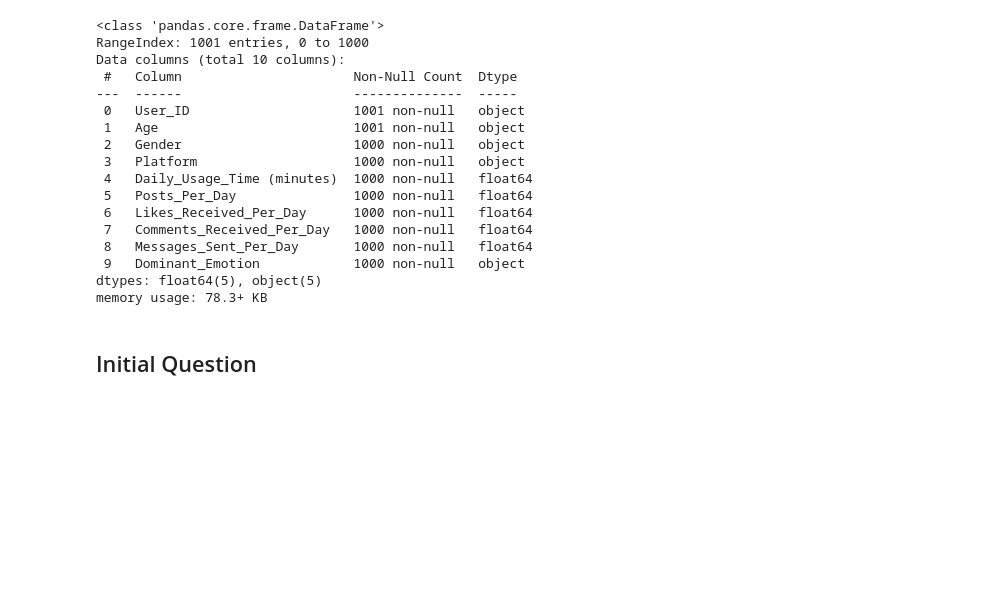
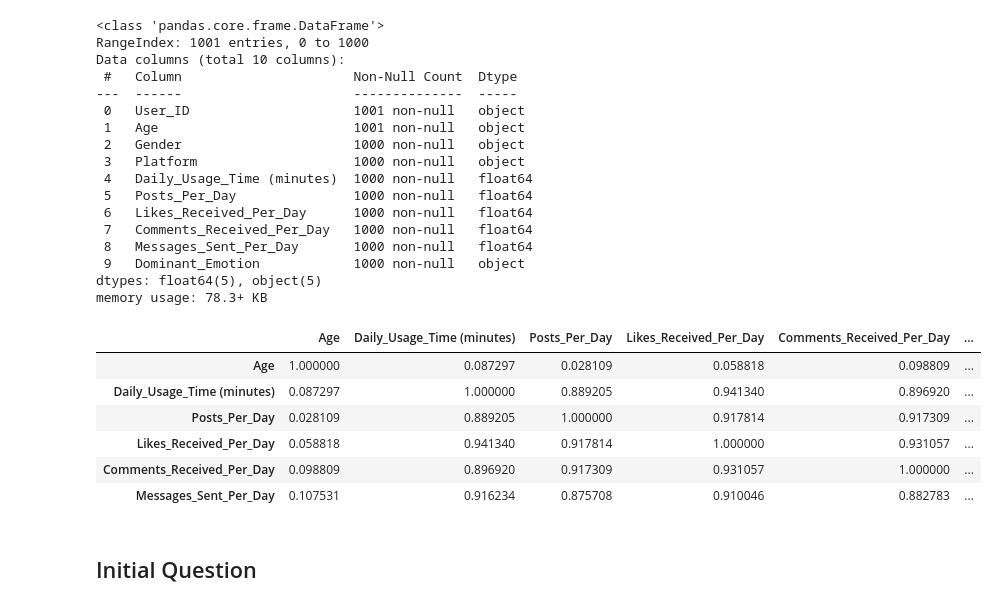
Before and after one commit to Austin-Heard/social-media-emotional-effects, a Jupyter notebook: notebooks/data_template.ipynb, the cells around one changed output. Drawn from its saved outputs; the diff is of its cells as text; code cells hidden in the pictures; blank space fills up the shorter version.

```diff
--- a/notebooks/data_template.ipynb
+++ b/notebooks/data_template.ipynb
@@ -106,6 +115,16 @@ Data columns (total 10 columns):
  9   Dominant_Emotion            1000 non-null   object
 dtypes: float64(5), object(5)
 memory usage: 78.3+ KB
+# %%
+socialmedia_db.corr(numeric_only=True)
+# %% [output]
+|  | Age | Daily_Usage_Time (minutes) | Posts_Per_Day | Likes_Received_Per_Day | Comments_Received_Per_Day | ... |
+| Age | 1.000000 | 0.087297 | 0.028109 | 0.058818 | 0.098809 | ... |
+| Daily_Usage_Time (minutes) | 0.087297 | 1.000000 | 0.889205 | 0.941340 | 0.896920 | ... |
+| Posts_Per_Day | 0.028109 | 0.889205 | 1.000000 | 0.917814 | 0.917309 | ... |
+| Likes_Received_Per_Day | 0.058818 | 0.941340 | 0.917814 | 1.000000 | 0.931057 | ... |
+| Comments_Received_Per_Day | 0.098809 | 0.896920 | 0.917309 | 0.931057 | 1.000000 | ... |
+| Messages_Sent_Per_Day | 0.107531 | 0.916234 | 0.875708 | 0.910046 | 0.882783 | ... |
 # %% [markdown]
 ## Initial Question
 # %% [markdown]
```
Also changed, not shown: parts of 12 cells of this notebook, 5 other files.
